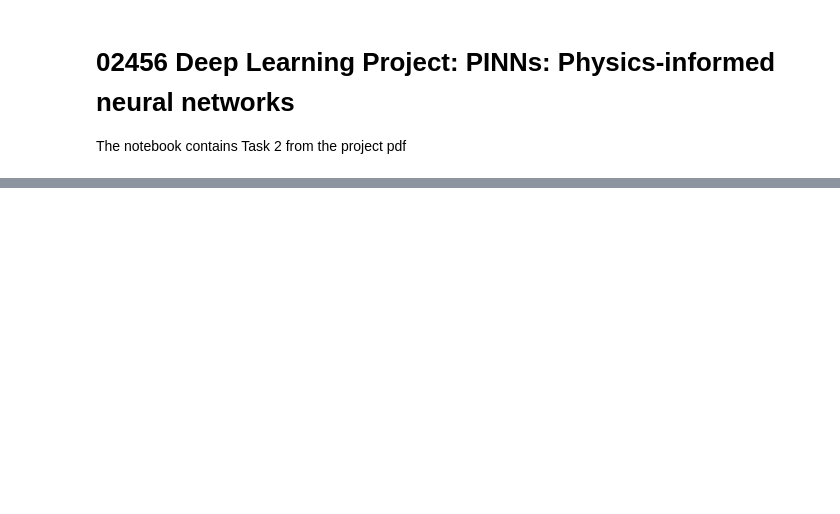
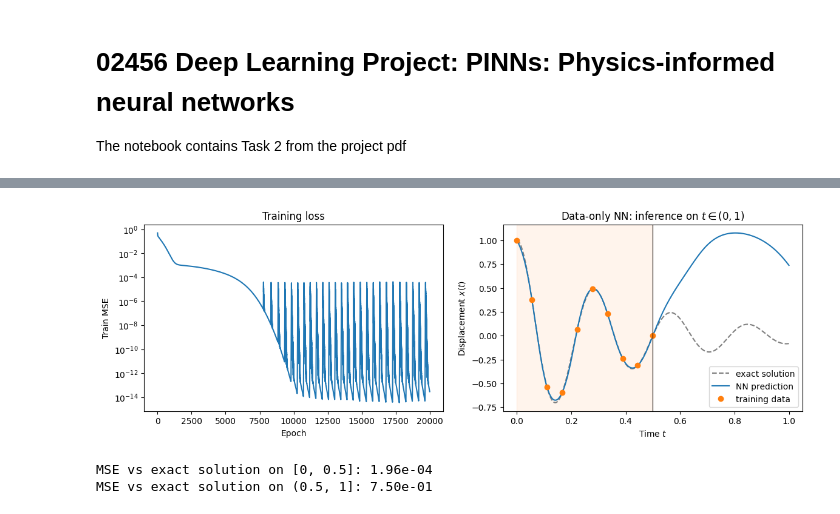
Before and after one commit to mu-10/02456_PINNs, a Jupyter notebook: task2.ipynb, the cells around one changed output, grey strips where cells are left out. Cells and saved outputs as stored; diff of their text form; code cells hidden in the pictures; blank space fills up the shorter version.

```diff
--- a/task2.ipynb
+++ b/task2.ipynb
@@ -20,0 +78,19 @@ ModuleNotFoundError: No module named 'numpy'
+# %%
+class Net(nn.Module):
+
+    def __init__(self, num_hidden, w1_std=10.0):
+        super(Net, self).__init__()
+
+        # weights and biases for the hidden layer
+
+        self.W_1 = Parameter(init.normal_(torch.empty(num_hidden, 1), 0, w1_std))
+        self.b_1 = Parameter(-self.W_1.detach().view(-1) * torch.rand(num_hidden))
+
+        #  output layer initialization
+
+        self.W_2 = Parameter(init.xavier_normal_(torch.empty(1, num_hidden)))
+        self.b_2 = Parameter(init.constant_(torch.empty(1), 0))
+
+    def forward(self, t):
+        h = torch.tanh(F.linear(t, self.W_1, self.b_1))
+        return F.linear(h, self.W_2, self.b_2)
@@ -20,0 +134,36 @@ ModuleNotFoundError: No module named 'numpy'
+# %%
+# network on the full time range
+
+with torch.no_grad():
+    x_pred = net(t_eval).numpy().ravel()
+x_exact = exact(t_test)
+
+#  training loss and the network prediction
+
+fig, (ax1, ax2) = plt.subplots(1, 2, figsize=(14, 4))
+
+ax1.semilogy(losses)
+ax1.set_xlabel('Epoch')
+ax1.set_ylabel('Train MSE')
+ax1.set_title('Training loss')
+
+ax2.plot(t_test, x_exact, color='grey', ls='--', label='exact solution')
+ax2.plot(t_test, x_pred, color='tab:blue', label='NN prediction')
+ax2.plot(t_data, x_data, 'o', color='tab:orange', label='training data')
+ax2.axvspan(0, 0.5, color='tab:orange', alpha=0.08)
+ax2.axvline(0.5, color='k', lw=0.8)
+ax2.set_xlabel('Time $t$')
+ax2.set_ylabel('Displacement $x(t)$')
+ax2.set_title('Data-only NN: inference on $t \\in (0, 1)$')
+ax2.legend()
+plt.show()
+
+# prediction errors inside and outside the training interval
+
+inside, outside = t_test <= 0.5, t_test > 0.5
+print(f"MSE vs exact solution on [0, 0.5]: {np.mean((x_pred[inside] - x_exact[inside])**2):.2e}")
+print(f"MSE vs exact solution on (0.5, 1]: {np.mean((x_pred[outside] - x_exact[outside])**2):.2e}")
+# %% [output]
+[figure, added]
+MSE vs exact solution on [0, 0.5]: 1.96e-04
+MSE vs exact solution on (0.5, 1]: 7.50e-01
```
Also changed, not shown: parts of 6 cells of this notebook.
